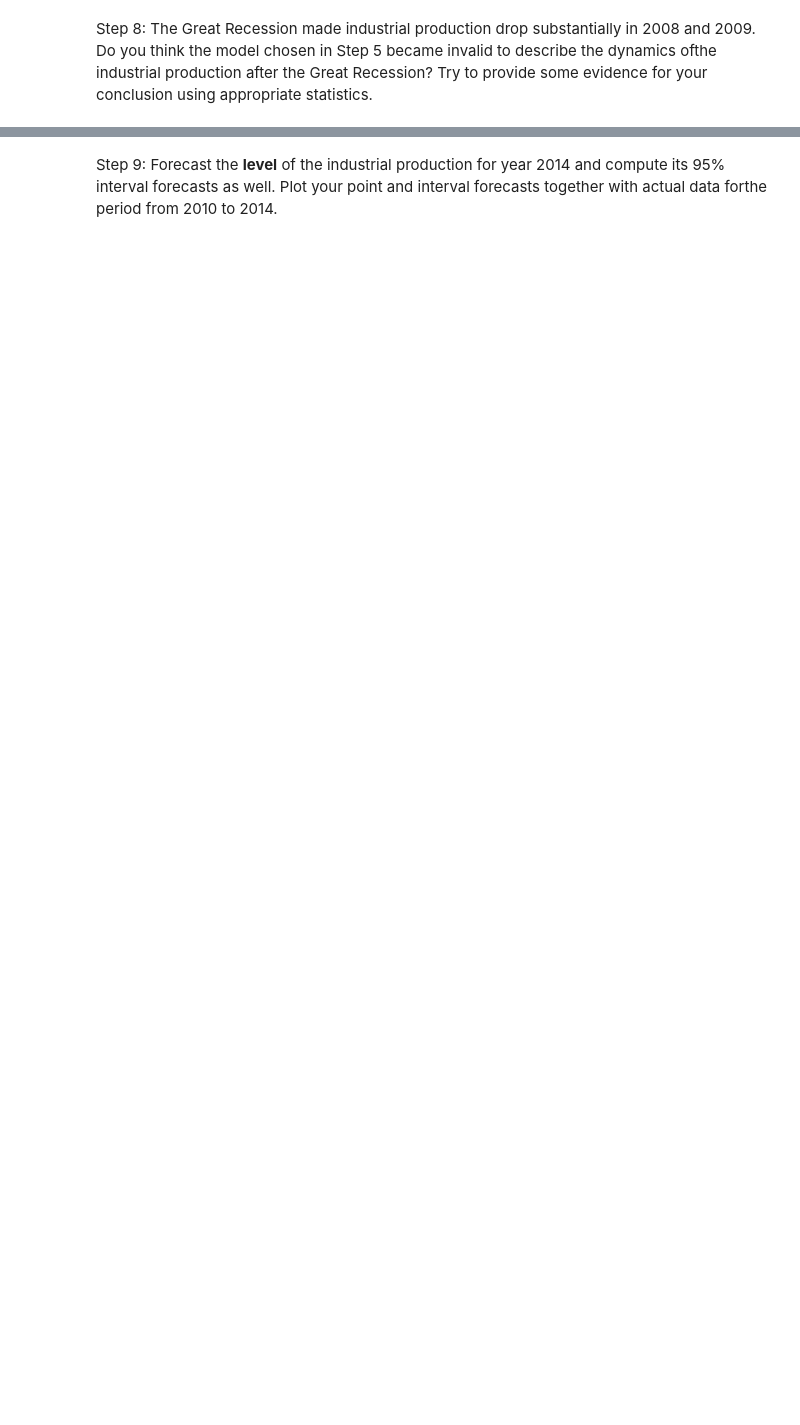
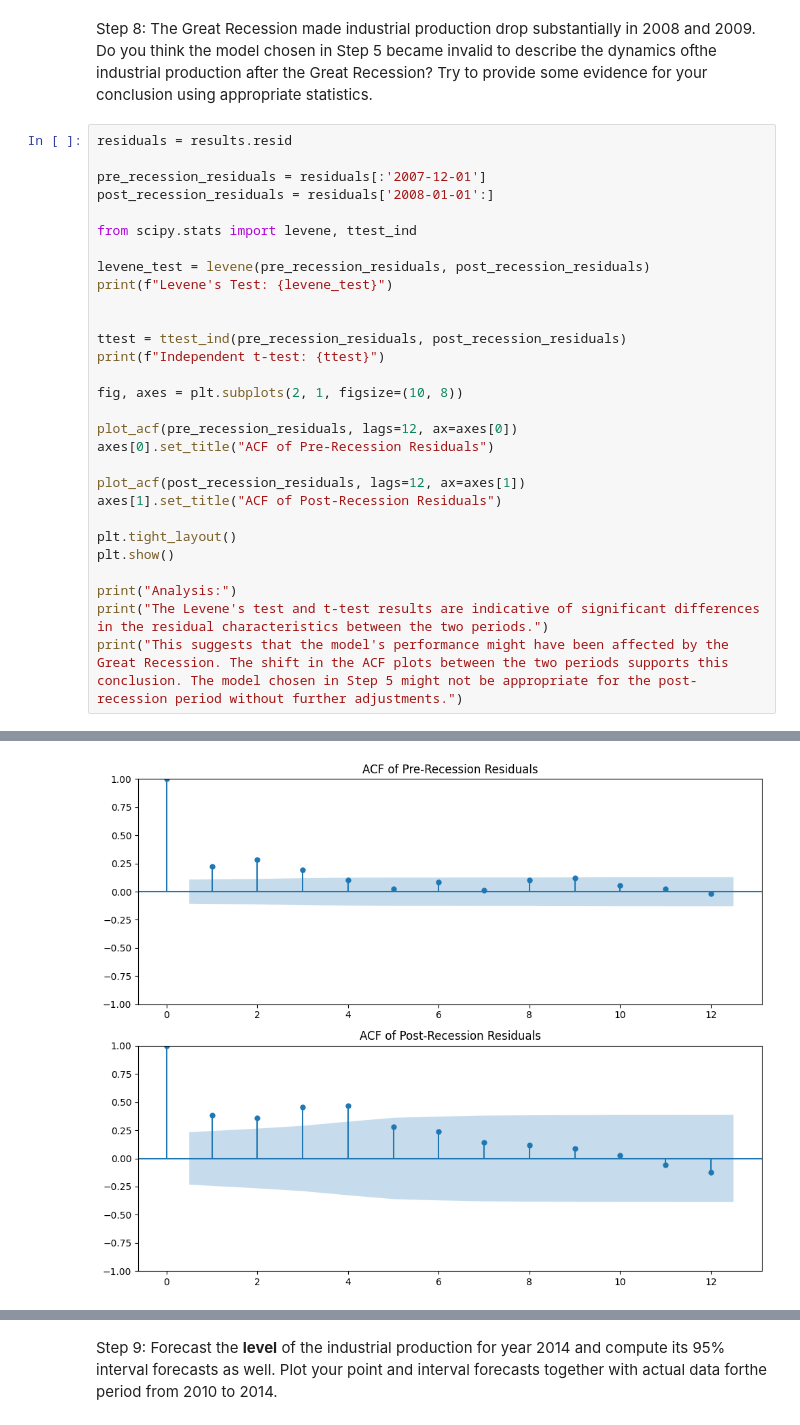
Before and after one commit to Dahai04/Econ-475, a Jupyter notebook: Course_Project.ipynb, the cells around one changed output, grey strips where cells are left out. Drawn from its saved outputs; the diff is of its cells as text; blank space fills up the shorter version.

```diff
--- a/Course_Project.ipynb
+++ b/Course_Project.ipynb
@@ -383,2 +510,32 @@
 # %% [markdown]
 Step 8: The Great Recession made industrial production drop substantially in 2008 and 2009. Do you think the model chosen in Step 5 became invalid to describe the dynamics ofthe industrial production after the Great Recession?  Try to provide some evidence for your conclusion using appropriate statistics.
+# %%
+residuals = results.resid
+
+pre_recession_residuals = residuals[:'2007-12-01']
+post_recession_residuals = residuals['2008-01-01':]
+
+from scipy.stats import levene, ttest_ind
+
+levene_test = levene(pre_recession_residuals, post_recession_residuals)
+print(f"Levene's Test: {levene_test}")
+
+
+ttest = ttest_ind(pre_recession_residuals, post_recession_residuals)
+print(f"Independent t-test: {ttest}")
+
+fig, axes = plt.subplots(2, 1, figsize=(10, 8))
+
+plot_acf(pre_recession_residuals, lags=12, ax=axes[0])
+axes[0].set_title("ACF of Pre-Recession Residuals")
+
+plot_acf(post_recession_residuals, lags=12, ax=axes[1])
+axes[1].set_title("ACF of Post-Recession Residuals")
+
+plt.tight_layout()
+plt.show()
+
+print("Analysis:")
+print("The Levene's test and t-test results are indicative of significant differences in the residual characteristics between the two periods.")
+print("This suggests that the model's performance might have been affected by the Great Recession. The shift in the ACF plots between the two periods supports this conclusion. The model chosen in Step 5 might not be appropriate for the post-recession period without further adjustments.")
+# %% [output]
@@ -384,0 +544 @@ Step 8: The Great Recession made industrial production drop substantially in 200
+[figure, added]
```
Also changed, not shown: parts of 21 cells of this notebook.
